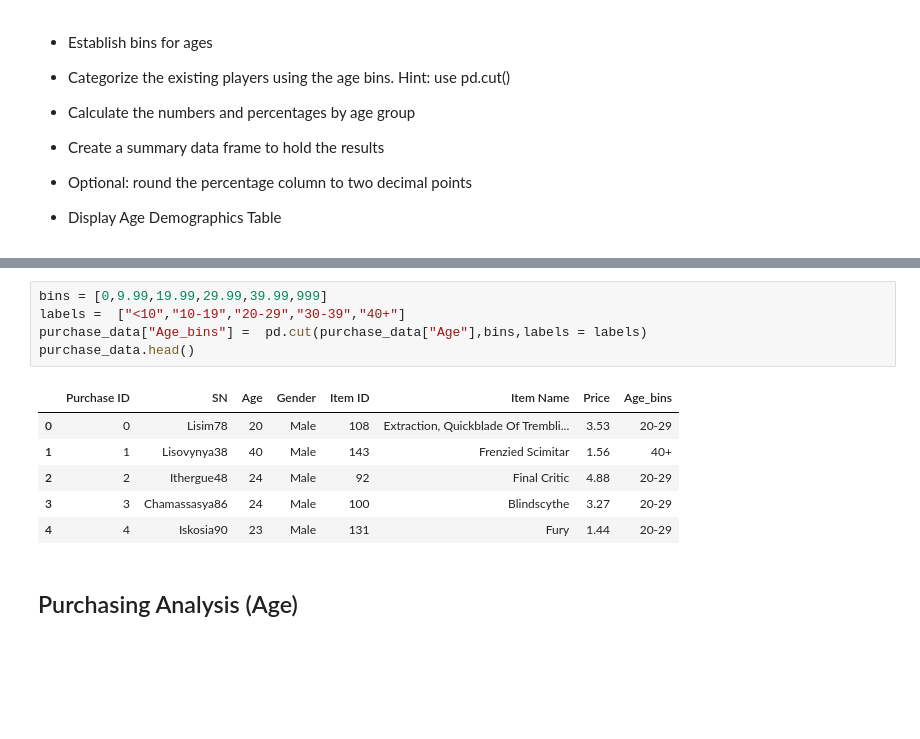
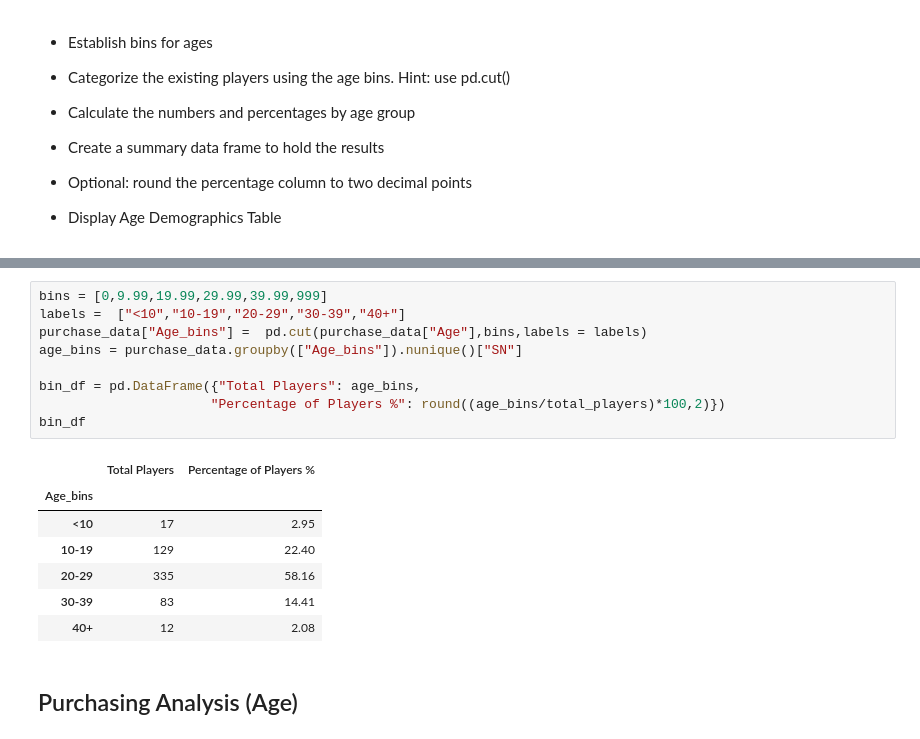
Before and after one commit to jgmoore10/pandas-challenge, a Jupyter notebook: HeroesOfPymoli_starter.ipynb, the cells around one changed output, grey strips where cells are left out. Cells and saved outputs as stored; diff of their text form; blank space fills up the shorter version.

```diff
--- a/HeroesOfPymoli_starter.ipynb
+++ b/HeroesOfPymoli_starter.ipynb
@@ -160,15 +162,20 @@ purchase_data.head()
 # %%
 bins = [0,9.99,19.99,29.99,39.99,999]
 labels =  ["<10","10-19","20-29","30-39","40+"]
 purchase_data["Age_bins"] =  pd.cut(purchase_data["Age"],bins,labels = labels)
-purchase_data.head()
+age_bins = purchase_data.groupby(["Age_bins"]).nunique()["SN"]
+
+bin_df = pd.DataFrame({"Total Players": age_bins,
+                      "Percentage of Players %": round((age_bins/total_players)*100,2)})
+bin_df
 # %% [output]
-|  | Purchase ID | SN | Age | Gender | Item ID | Item Name | Price | Age_bins |
-| 0 | 0 | Lisim78 | 20 | Male | 108 | Extraction, Quickblade Of Trembli... | 3.53 | 20-29 |
-| 1 | 1 | Lisovynya38 | 40 | Male | 143 | Frenzied Scimitar | 1.56 | 40+ |
-| 2 | 2 | Ithergue48 | 24 | Male | 92 | Final Critic | 4.88 | 20-29 |
-| 3 | 3 | Chamassasya86 | 24 | Male | 100 | Blindscythe | 3.27 | 20-29 |
-| 4 | 4 | Iskosia90 | 23 | Male | 131 | Fury | 1.44 | 20-29 |
+|  | Total Players | Percentage of Players % |
+| Age_bins |  |  |
+| <10 | 17 | 2.95 |
+| 10-19 | 129 | 22.40 |
+| 20-29 | 335 | 58.16 |
+| 30-39 | 83 | 14.41 |
+| 40+ | 12 | 2.08 |
 # %% [markdown]
 ## Purchasing Analysis (Age)
 # %% [markdown]
```
Also changed, not shown: parts of 9 cells of this notebook.
